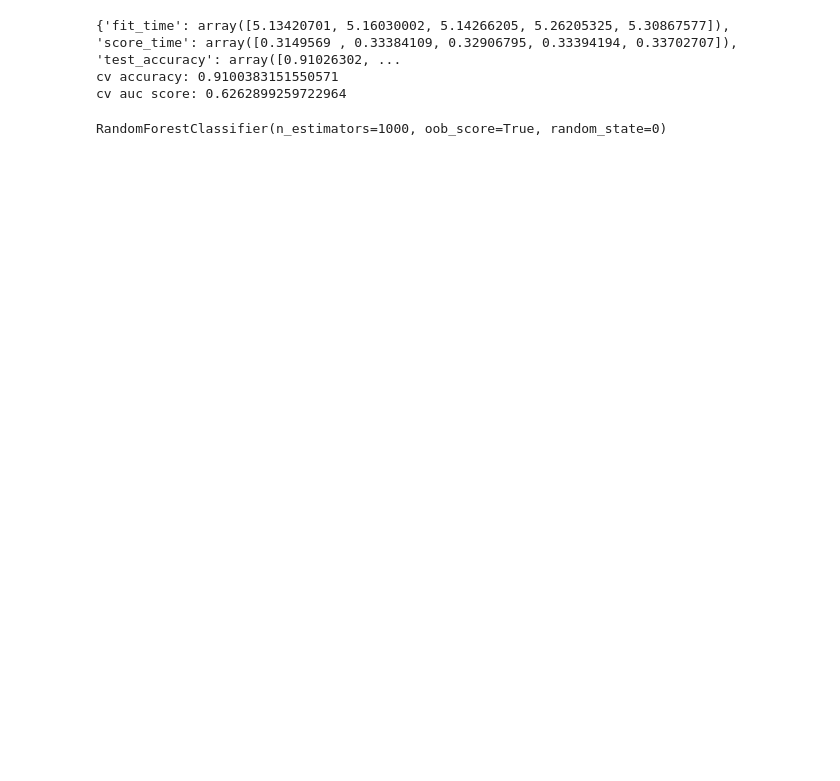
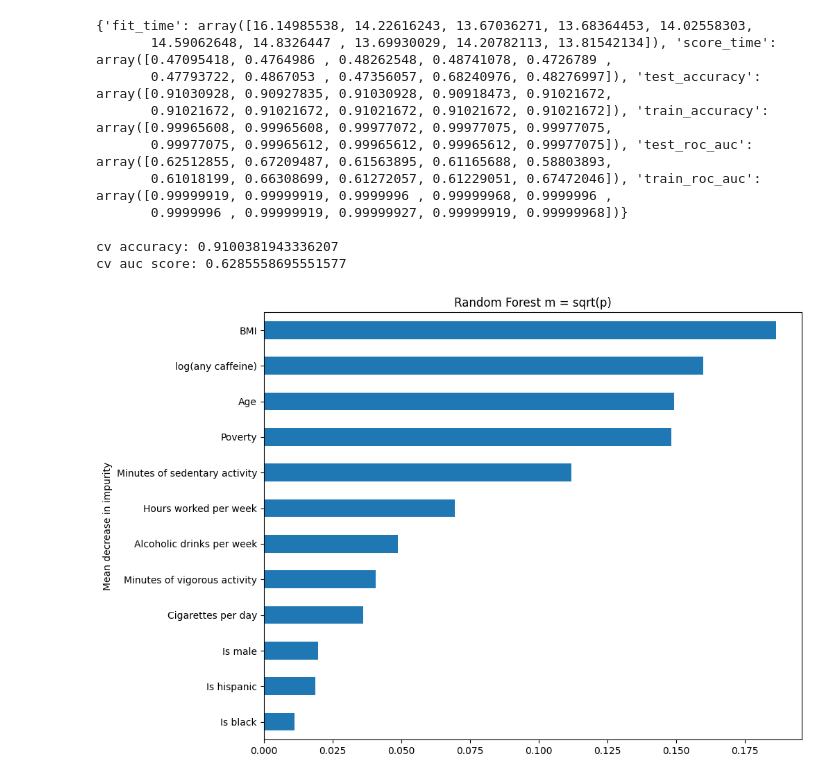
Before and after one commit to mcanearm/YGTBKM, a Jupyter notebook: paper/models/RF.ipynb, the cells around one changed output. Drawn from its saved outputs; the diff is of its cells as text; code cells hidden in the pictures; blank space fills up the shorter version.

```diff
--- a/paper/models/RF.ipynb
+++ b/paper/models/RF.ipynb
@@ -45,36 +32,78 @@ rfc = RandomForestClassifier(n_estimators=1000, max_features = "sqrt", random_st
 train_data_X = df.loc[:,[
         "knn_impute__bmi_total",
         "knn_impute__demo_age",
         "knn_impute__activity_sed_min",
         "simple_impute__alcohol_nmbr_drinks",
         "simple_impute__poverty_num",
         "zero_impute__activity_vig_min",
         # "zero_impute__activity_mod_min",
         "zero_impute__smoking_cigs_pd",
         "static_impute__occ_hours_worked",
         # "passthrough__any_caffeine",
         "passthrough__is_male",
         "passthrough__any_caffeine_log",
         # "one_hot__demo_race_str_asian_non_hisp",
         "one_hot__demo_race_str_black",
         "one_hot__demo_race_str_hispanic",
         # "one_hot__demo_race_str_other_or_multi",
         "kidney_had_stones",
         #"kidney_passed_stone",
         #"kidney_weak_failing"
     ]
 ]
+
+column_map = {
+        "knn_impute__bmi_total":"BMI",
+        "knn_impute__demo_age":"Age",
+        "knn_impute__activity_sed_min":"Minutes of sedentary activity",
+        "simple_impute__alcohol_nmbr_drinks":"Alcoholic drinks per week",
+        "simple_impute__poverty_num":"Poverty",
+        "zero_impute__activity_vig_min":"Minutes of vigorous activity",
+        #"zero_impute__activity_mod_min":"Minutes of moderate activity",
+        "zero_impute__smoking_cigs_pd":"Cigarettes per day",
+        "static_impute__occ_hours_worked":"Hours worked per week",
+        #"passthrough__any_caffeine",
+        "passthrough__is_male":"Is male",
+        "passthrough__any_caffeine_log":"log(any caffeine)",
+        #"one_hot__demo_race_str_asian_non_hisp":"Is asian",
+        "one_hot__demo_race_str_black":"Is black",
+        "one_hot__demo_race_str_hispanic":"Is hispanic",
+        #"one_hot__demo_race_str_mexican_american":"Is mexican american",
+        #"one_hot__demo_race_str_other_or_multi":"Is other or multiple races",
+        "kidney_had_stones":"kidney_had_stones",
+}
+
+train_data_X = train_data_X.rename(column_map, axis=1)
+train_data_full = train_data_X.copy()
 train_data_Y = train_data_X.pop("kidney_had_stones")
 
-#print(train_data_X.isna())
-cv_data = cross_validate(rfc, train_data_X, train_data_Y, cv=5, scoring=['accuracy', 'roc_auc'], return_train_score=True)
+
+cv_data = cross_validate(rfc, train_data_X, train_data_Y, cv=10, scoring=['accuracy', 'roc_auc'], return_train_score=True)
+
 print(cv_data)
+print("")
 print("cv accuracy: " + str(np.mean(cv_data["test_accuracy"])))
 print("cv auc score: " + str(np.mean(cv_data["test_roc_auc"])))
 
 rfc.fit(train_data_X, train_data_Y)
+
+importances = rfc.feature_importances_
+forest_importances = pd.Series(importances, index = rfc.feature_names_in_)
+
+plt.figure(figsize=(10,8))
+forest_importances.sort_values(ascending = True).plot.barh()
+plt.title("Random Forest m = sqrt(p)")
+plt.ylabel("Mean decrease in impurity")
+plt.show()
 # %% [output]
-{'fit_time': array([5.13420701, 5.16030002, 5.14266205, 5.26205325, 5.30867577]), 'score_time': array([0.3149569 , 0.33384109, 0.32906795, 0.33394194, 0.33702707]), 'test_accuracy': array([0.91026302, ...
-cv accuracy: 0.9100383151550571
-cv auc score: 0.6262899259722964
+{'fit_time': array([16.14985538, 14.22616243, 13.67036271, 13.68364453, 14.02558303,
+       14.59062648, 14.8326447 , 13.69930029, 14.20782113, 13.81542134]), 'score_time': array([0.47095418, 0.4764986 , 0.48262548, 0.48741078, 0.4726789 ,
+       0.47793722, 0.4867053 , 0.47356057, 0.68240976, 0.48276997]), 'test_accuracy': array([0.91030928, 0.90927835, 0.91030928, 0.90918473, 0.91021672,
+       0.91021672, 0.91021672, 0.91021672, 0.91021672, 0.91021672]), 'train_accuracy': array([0.99965608, 0.99965608, 0.99977072, 0.99977075, 0.99977075,
+       0.99977075, 0.99965612, 0.99965612, 0.99965612, 0.99977075]), 'test_roc_auc': array([0.62512855, 0.67209487, 0.61563895, 0.61165688, 0.58803893,
+       0.61018199, 0.66308699, 0.61272057, 0.61229051, 0.67472046]), 'train_roc_auc': array([0.99999919, 0.99999919, 0.9999996 , 0.99999968, 0.9999996 ,
+       0.9999996 , 0.99999919, 0.99999927, 0.99999919, 0.99999968])}
+
+cv accuracy: 0.9100381943336207
+cv auc score: 0.6285558695551577
-RandomForestClassifier(n_estimators=1000, oob_score=True, random_state=0)
+[figure, added]
```
Also changed, not shown: parts of 7 cells of this notebook.
